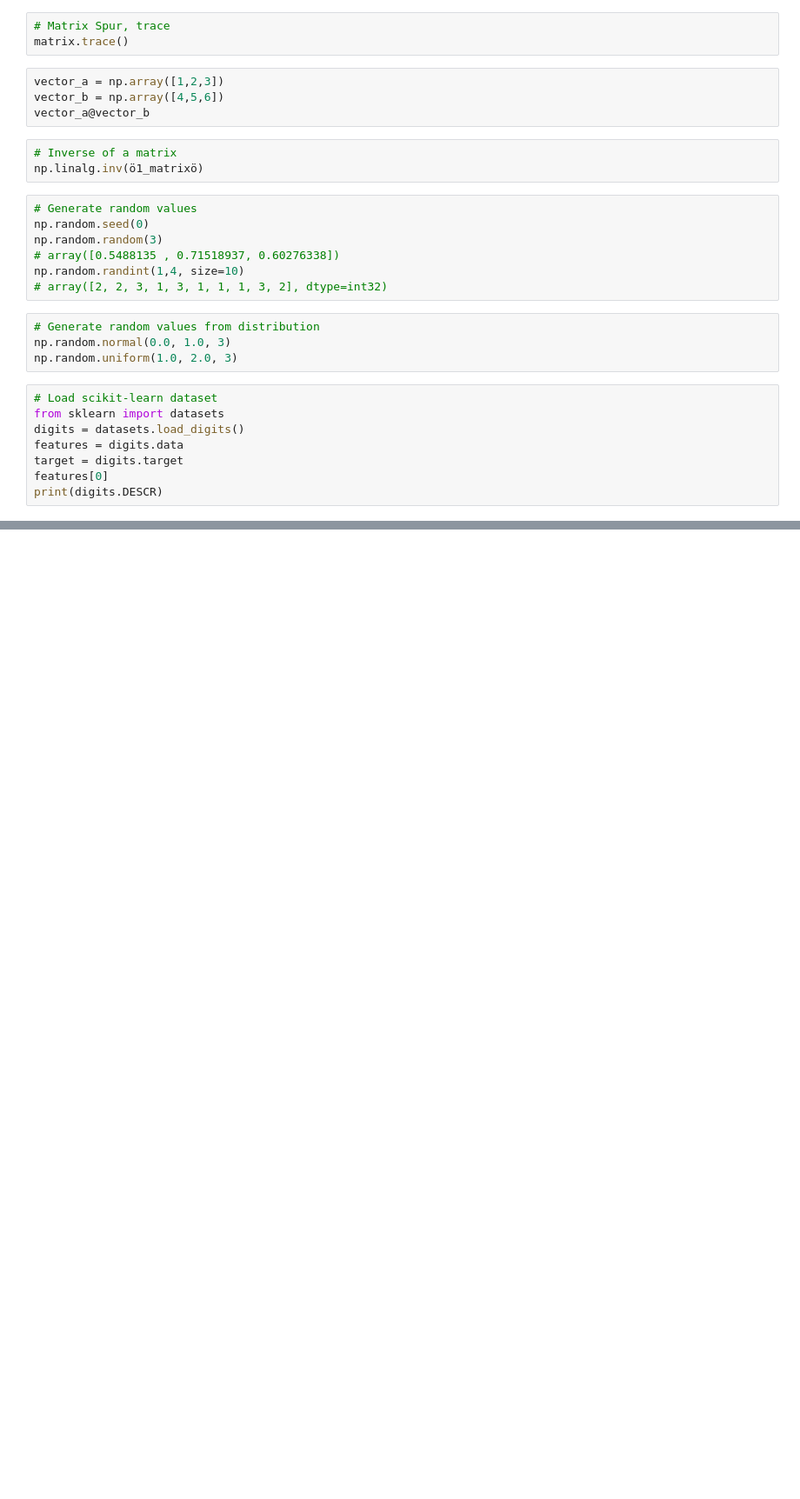
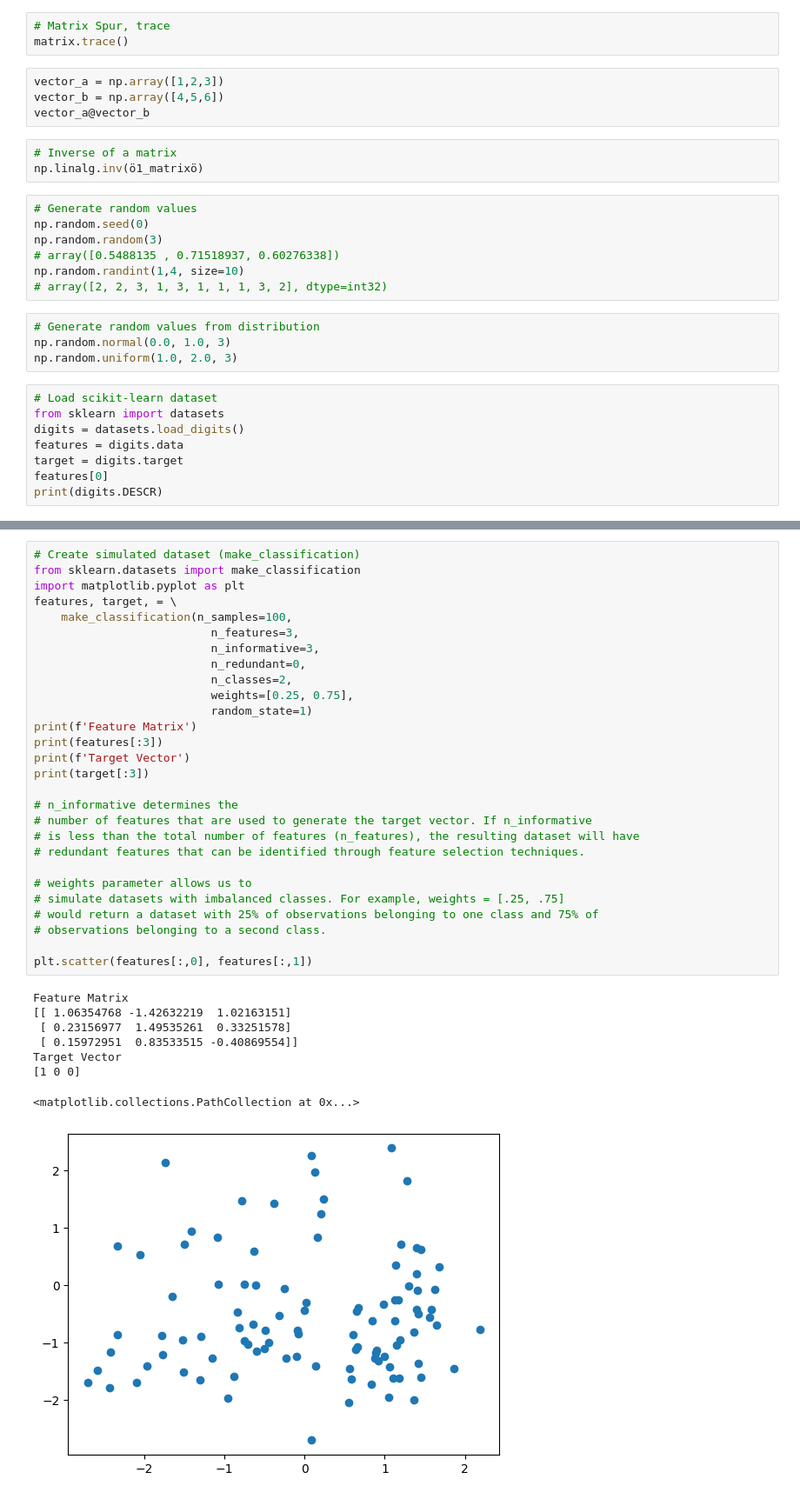
Before and after one commit to reneederer/JupyterSnippets, a Jupyter notebook: python.ipynb, the cells around one changed output, grey strips where cells are left out. Shown: that part at 87% size. Saved outputs shown, nothing was run; the diff lists cells and outputs as text; blank space fills up the shorter version.

```diff
--- a/python.ipynb
+++ b/python.ipynb
@@ -238 +255,38 @@ print(target[:3])
+# %%
+# Create simulated dataset (make_classification)
+from sklearn.datasets import make_classification
+import matplotlib.pyplot as plt
+features, target, = \
+    make_classification(n_samples=100,
+                          n_features=3,
+                          n_informative=3,
+                          n_redundant=0,
+                          n_classes=2,
+                          weights=[0.25, 0.75],
+                          random_state=1)
+print(f'Feature Matrix')
+print(features[:3])
+print(f'Target Vector')
+print(target[:3])
+
+# n_informative determines the
+# number of features that are used to generate the target vector. If n_informative
+# is less than the total number of features (n_features), the resulting dataset will have
+# redundant features that can be identified through feature selection techniques.
+
+# weights parameter allows us to
+# simulate datasets with imbalanced classes. For example, weights = [.25, .75]
+# would return a dataset with 25% of observations belonging to one class and 75% of
+# observations belonging to a second class.
+
+plt.scatter(features[:,0], features[:,1])
+# %% [output]
+Feature Matrix
+[[ 1.06354768 -1.42632219  1.02163151]
+ [ 0.23156977  1.49535261  0.33251578]
+ [ 0.15972951  0.83533515 -0.40869554]]
+Target Vector
+[1 0 0]
+<matplotlib.collections.PathCollection at 0x...>
+[figure, added]
 # %%
```
Also changed, not shown: parts of 21 cells of this notebook, 2 other files.
